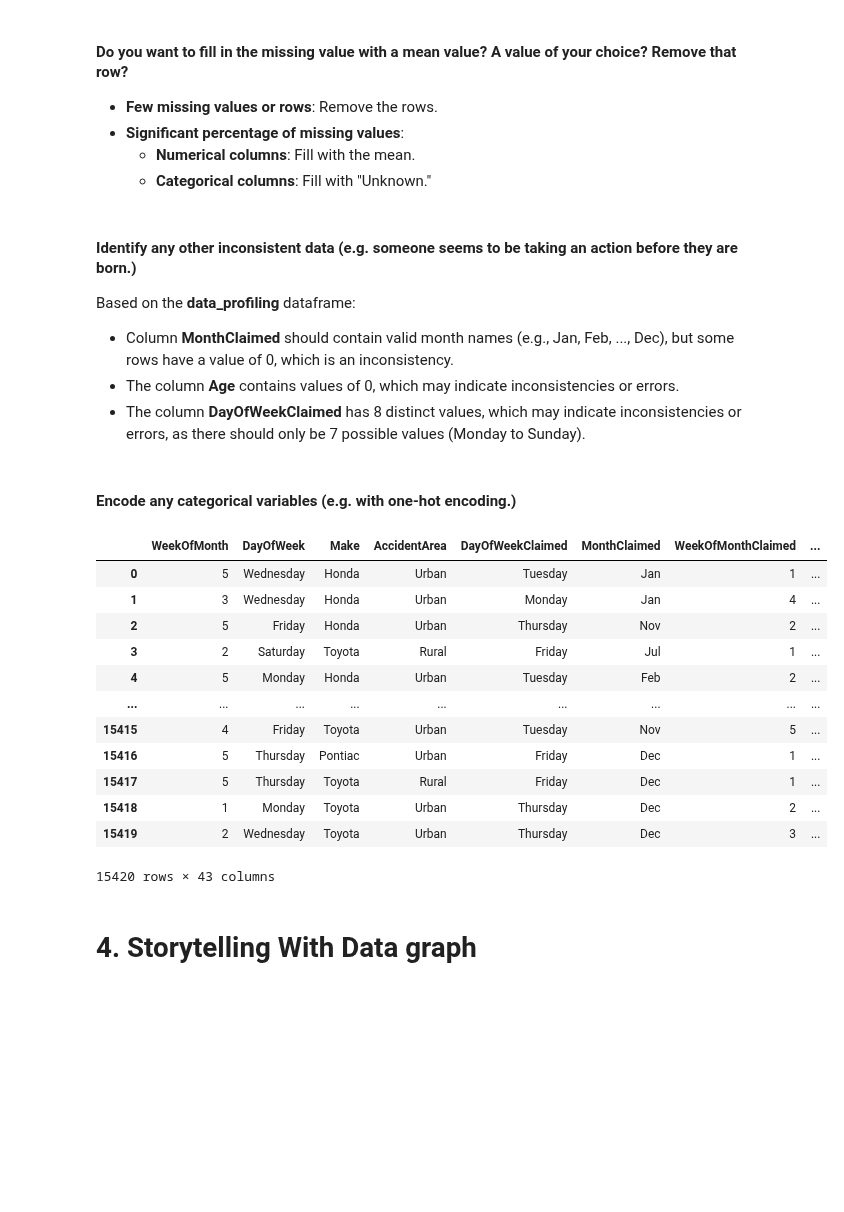
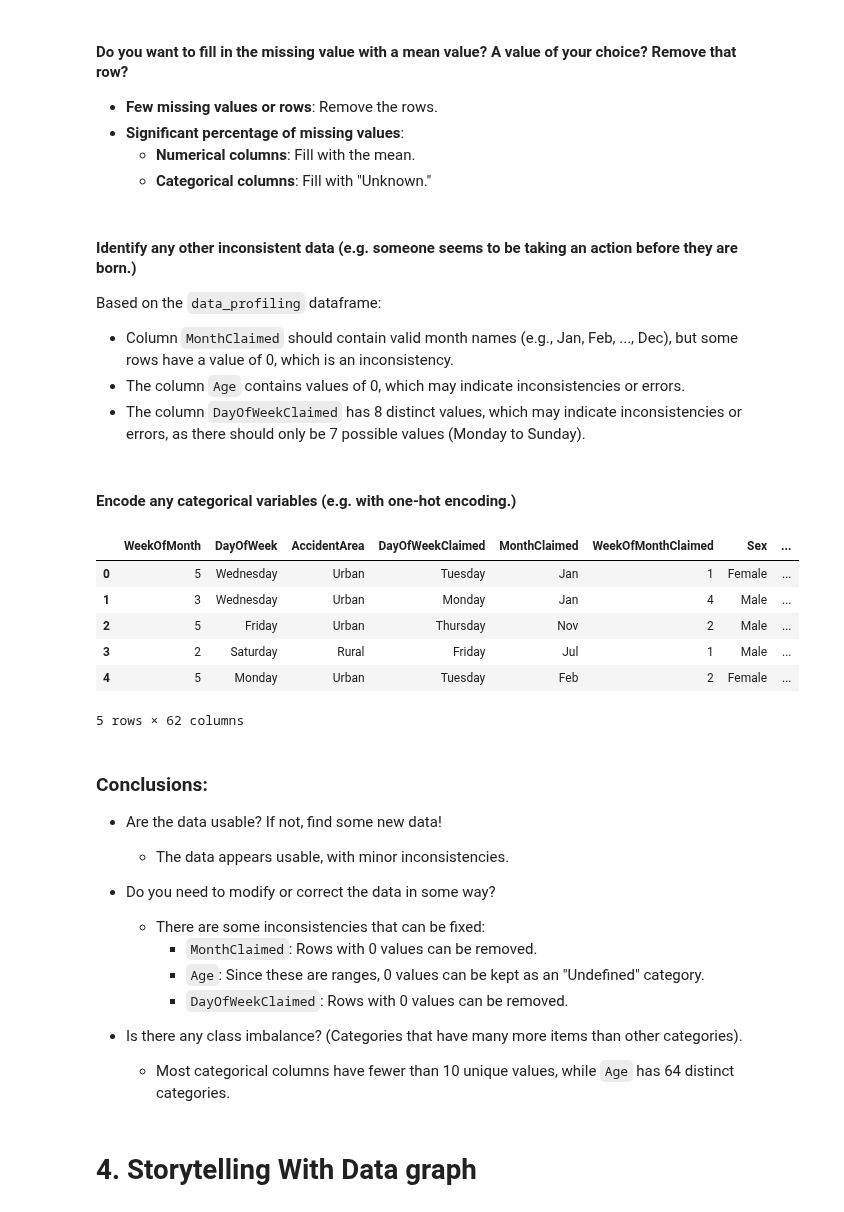
Before and after one commit to SergeyNelyapenkoBU/2025-spring-B2, a Jupyter notebook: OMDS-ModB2-Week2-Nelyapenko-Sergey.ipynb, the cells around one changed output. Cells and saved outputs as stored; diff of their text form; code cells hidden in the pictures; blank space fills up the shorter version.

```diff
--- a/OMDS-ModB2-Week2-Nelyapenko-Sergey.ipynb
+++ b/OMDS-ModB2-Week2-Nelyapenko-Sergey.ipynb
@@ -246,29 +247,38 @@ No missing values detected
 # %% [markdown]
 #### Identify any other inconsistent data (e.g. someone seems to be taking an action before they are born.)
 
-Based on the **data_profiling** dataframe:
- - Column **MonthClaimed** should contain valid month names (e.g., Jan, Feb, ..., Dec), but some rows have a value of 0, which is an inconsistency.
- - The column **Age** contains values of 0, which may indicate inconsistencies or errors.
- - The column **DayOfWeekClaimed** has 8 distinct values, which may indicate inconsistencies or errors, as there should only be 7 possible values (Monday to Sunday).
+Based on the `data_profiling` dataframe:
+ - Column `MonthClaimed` should contain valid month names (e.g., Jan, Feb, ..., Dec), but some rows have a value of 0, which is an inconsistency.
+ - The column `Age` contains values of 0, which may indicate inconsistencies or errors.
+ - The column `DayOfWeekClaimed` has 8 distinct values, which may indicate inconsistencies or errors, as there should only be 7 possible values (Monday to Sunday).
 # %% [markdown]
 #### Encode any categorical variables (e.g. with one-hot encoding.)
 # %%
 # One-hot encode categorical columns
-pd.get_dummies(dataset, columns=['Month', 'Sex'], drop_first=True)
+dataset_encoded = pd.get_dummies(dataset, columns=['Month', 'Make'])
+dataset_encoded.head()
 # %% [output]
-|  | WeekOfMonth | DayOfWeek | Make | AccidentArea | DayOfWeekClaimed | MonthClaimed | WeekOfMonthClaimed | ... |
-| 0 | 5 | Wednesday | Honda | Urban | Tuesday | Jan | 1 | ... |
-| 1 | 3 | Wednesday | Honda | Urban | Monday | Jan | 4 | ... |
-| 2 | 5 | Friday | Honda | Urban | Thursday | Nov | 2 | ... |
-| 3 | 2 | Saturday | Toyota | Rural | Friday | Jul | 1 | ... |
-| 4 | 5 | Monday | Honda | Urban | Tuesday | Feb | 2 | ... |
-| ... | ... | ... | ... | ... | ... | ... | ... | ... |
-| 15415 | 4 | Friday | Toyota | Urban | Tuesday | Nov | 5 | ... |
-| 15416 | 5 | Thursday | Pontiac | Urban | Friday | Dec | 1 | ... |
-| 15417 | 5 | Thursday | Toyota | Rural | Friday | Dec | 1 | ... |
-| 15418 | 1 | Monday | Toyota | Urban | Thursday | Dec | 2 | ... |
-| 15419 | 2 | Wednesday | Toyota | Urban | Thursday | Dec | 3 | ... |
+|  | WeekOfMonth | DayOfWeek | AccidentArea | DayOfWeekClaimed | MonthClaimed | WeekOfMonthClaimed | Sex | ... |
+| 0 | 5 | Wednesday | Urban | Tuesday | Jan | 1 | Female | ... |
+| 1 | 3 | Wednesday | Urban | Monday | Jan | 4 | Male | ... |
+| 2 | 5 | Friday | Urban | Thursday | Nov | 2 | Male | ... |
+| 3 | 2 | Saturday | Rural | Friday | Jul | 1 | Male | ... |
+| 4 | 5 | Monday | Urban | Tuesday | Feb | 2 | Female | ... |
-15420 rows × 43 columns
+5 rows × 62 columns
+# %% [markdown]
+### Conclusions:
+
+- Are the data usable?  If not, find some new data!
+  - The data appears usable, with minor inconsistencies.
+
+- Do you need to modify or correct the data in some way?
+  - There are some inconsistencies that can be fixed:
+    - `MonthClaimed`: Rows with 0 values can be removed.
+    - `Age`: Since these are ranges, 0 values can be kept as an "Undefined" category.
+    - `DayOfWeekClaimed`: Rows with 0 values can be removed.
+
+- Is there any class imbalance?  (Categories that have many more items than other categories).
+  - Most categorical columns have fewer than 10 unique values, while `Age` has 64 distinct categories.
 # %% [markdown]
 # 4. Storytelling With Data graph
 # %% [markdown]
```
Also changed, not shown: parts of 8 cells of this notebook.
